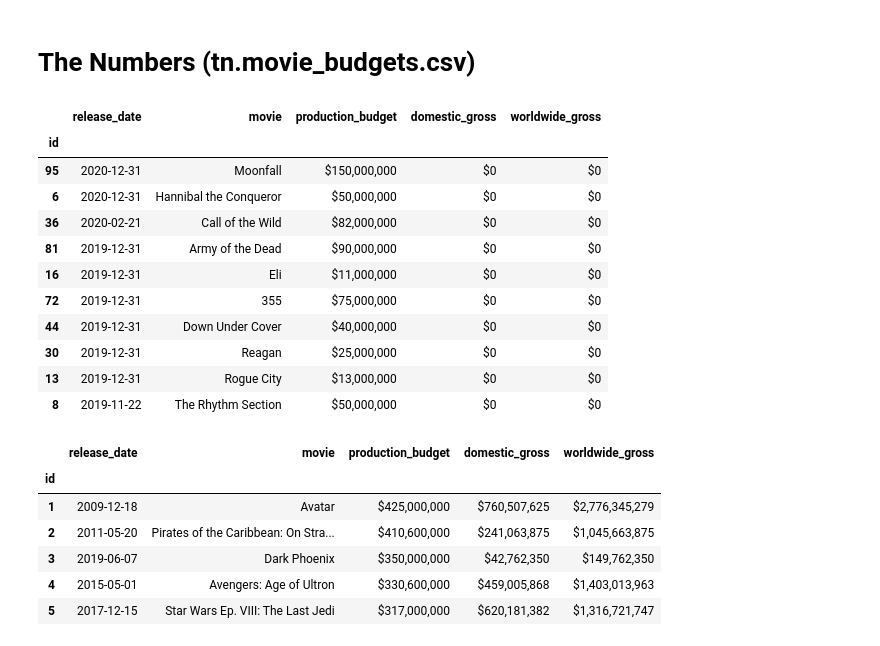
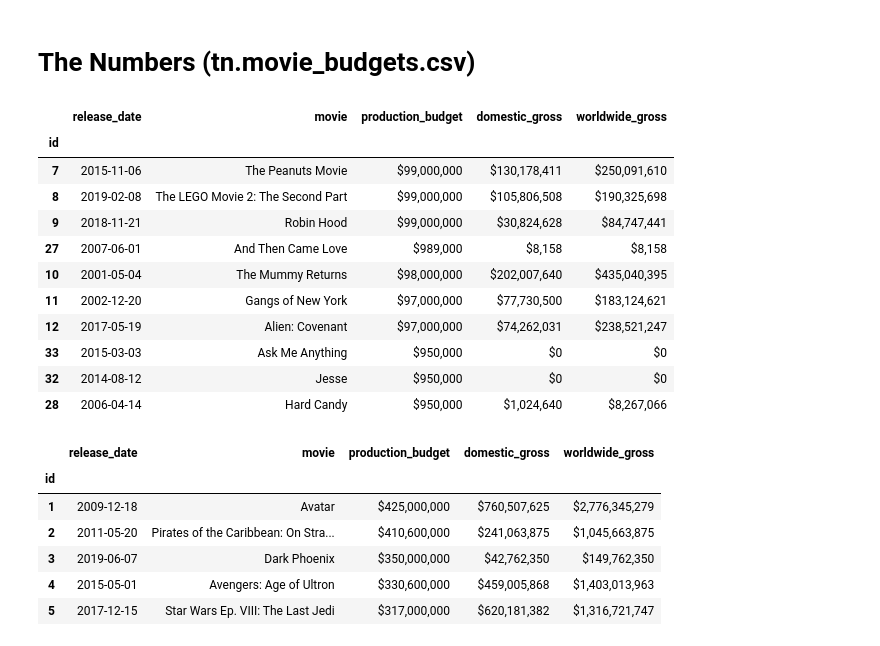
Before and after one commit to ThomasHChapman/p1_project, a Jupyter notebook: ZachWorkingNotebook.ipynb, the cells around one changed output. Cells and saved outputs as stored; diff of their text form; code cells hidden in the pictures.

```diff
--- a/ZachWorkingNotebook.ipynb
+++ b/ZachWorkingNotebook.ipynb
@@ -332,20 +448,20 @@ df_budget = pd.read_csv('./data/tn.movie_budgets.csv.gz', index_col=0)
 # %%
 df_budget['release_date'] = pd.to_datetime(df_budget['release_date'])
 # %%
-df_budget.sort_values(by='release_date', ascending=False).head(10)
+df_budget.sort_values(by='production_budget', ascending=False).head(10)
 # %% [output]
 |  | release_date | movie | production_budget | domestic_gross | worldwide_gross |
 | id |  |  |  |  |  |
-| 95 | 2020-12-31 | Moonfall | $150,000,000 | $0 | $0 |
-| 6 | 2020-12-31 | Hannibal the Conqueror | $50,000,000 | $0 | $0 |
-| 36 | 2020-02-21 | Call of the Wild | $82,000,000 | $0 | $0 |
-| 81 | 2019-12-31 | Army of the Dead | $90,000,000 | $0 | $0 |
-| 16 | 2019-12-31 | Eli | $11,000,000 | $0 | $0 |
-| 72 | 2019-12-31 | 355 | $75,000,000 | $0 | $0 |
-| 44 | 2019-12-31 | Down Under Cover | $40,000,000 | $0 | $0 |
-| 30 | 2019-12-31 | Reagan | $25,000,000 | $0 | $0 |
-| 13 | 2019-12-31 | Rogue City | $13,000,000 | $0 | $0 |
-| 8 | 2019-11-22 | The Rhythm Section | $50,000,000 | $0 | $0 |
+| 7 | 2015-11-06 | The Peanuts Movie | $99,000,000 | $130,178,411 | $250,091,610 |
+| 8 | 2019-02-08 | The LEGO Movie 2: The Second Part | $99,000,000 | $105,806,508 | $190,325,698 |
+| 9 | 2018-11-21 | Robin Hood | $99,000,000 | $30,824,628 | $84,747,441 |
+| 27 | 2007-06-01 | And Then Came Love | $989,000 | $8,158 | $8,158 |
+| 10 | 2001-05-04 | The Mummy Returns | $98,000,000 | $202,007,640 | $435,040,395 |
+| 11 | 2002-12-20 | Gangs of New York | $97,000,000 | $77,730,500 | $183,124,621 |
+| 12 | 2017-05-19 | Alien: Covenant | $97,000,000 | $74,262,031 | $238,521,247 |
+| 33 | 2015-03-03 | Ask Me Anything | $950,000 | $0 | $0 |
+| 32 | 2014-08-12 | Jesse | $950,000 | $0 | $0 |
+| 28 | 2006-04-14 | Hard Candy | $950,000 | $1,024,640 | $8,267,066 |
 # %%
 df_budget.head()
 # %% [output]
```
Also changed, not shown: parts of 33 cells of this notebook.
